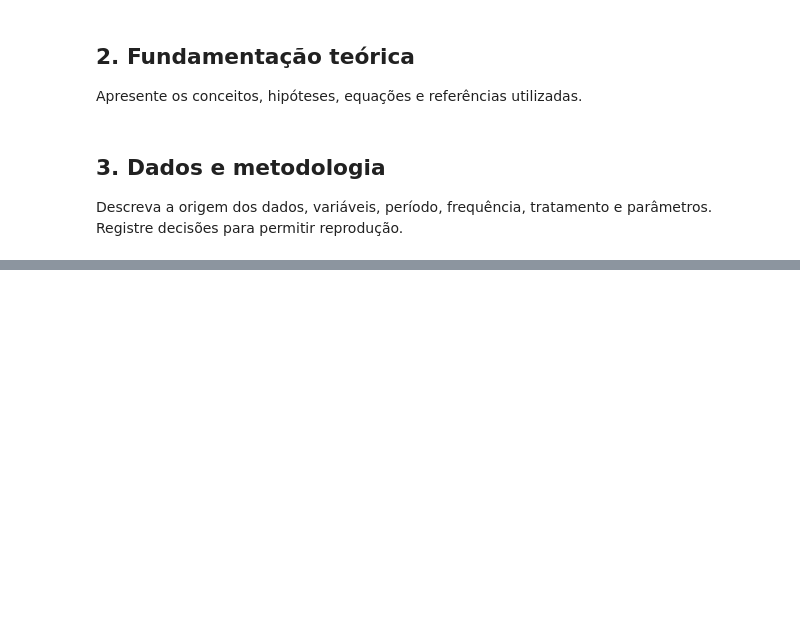
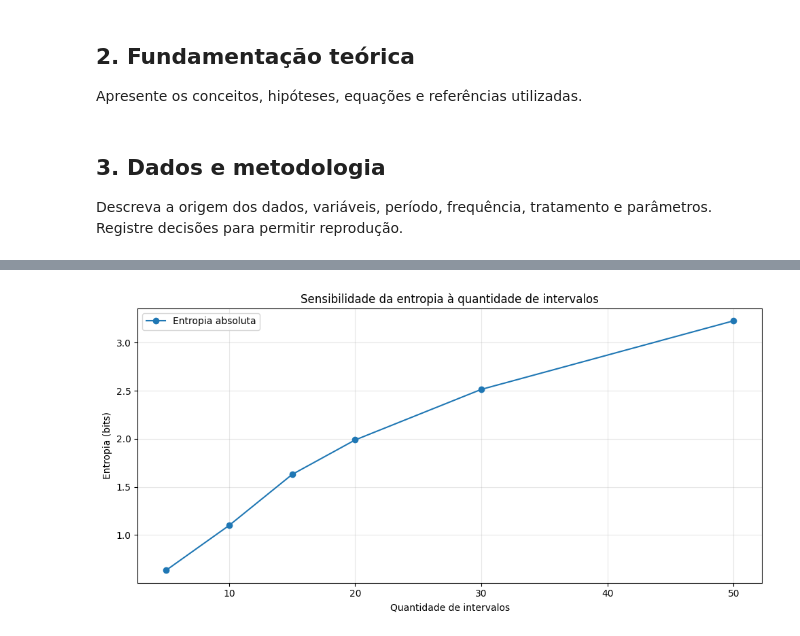
Before and after one commit to Raskonikov23/Statistical-Physics-Financial-Markets-main, a Jupyter notebook: notebooks/06_Entropia_Financeira.ipynb, the cells around one changed output, grey strips where cells are left out. Saved outputs shown, nothing was run; the diff lists cells and outputs as text; code cells hidden in the pictures; blank space fills up the shorter version.

Commit message:
Analise financeira a partir da Entropia de Shannon

```diff
--- a/notebooks/06_Entropia_Financeira.ipynb
+++ b/notebooks/06_Entropia_Financeira.ipynb
@@ -28,0 +119,16 @@ Resuma os principais achados e indique a próxima etapa.
+# %%
+# Selecionar probabilidades positivas
+p_validas = probabilidades[probabilidades > 0]
+
+# Entropia de Shannon em bits
+entropia_bits = -np.sum(
+    p_validas * np.log2(p_validas)
+)
+
+# Entropia em nats
+entropia_nats = -np.sum(
+    p_validas * np.log(p_validas)
+)
+
+print(f"Entropia de Shannon: {entropia_bits:.6f} bits")
+print(f"Entropia de Shannon: {entropia_nats:.6f} nats")
@@ -28,0 +202,20 @@ Resuma os principais achados e indique a próxima etapa.
+# %%
+fig, ax = plt.subplots(figsize=(10, 5))
+
+ax.plot(
+    sensibilidade["Quantidade_Bins"],
+    sensibilidade["Entropia_bits"],
+    marker="o",
+    label="Entropia absoluta"
+)
+
+ax.set_title("Sensibilidade da entropia à quantidade de intervalos")
+ax.set_xlabel("Quantidade de intervalos")
+ax.set_ylabel("Entropia (bits)")
+ax.grid(alpha=0.3)
+
+ax.legend()
+plt.tight_layout()
+plt.show()
+# %% [output]
+[figure, added]
```
Also changed, not shown: parts of 23 cells of this notebook.
